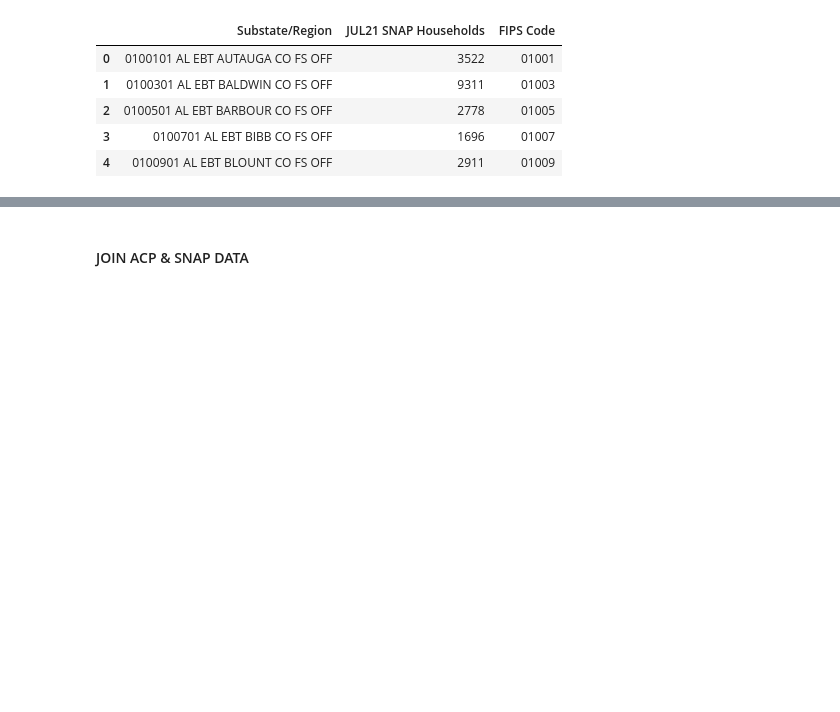
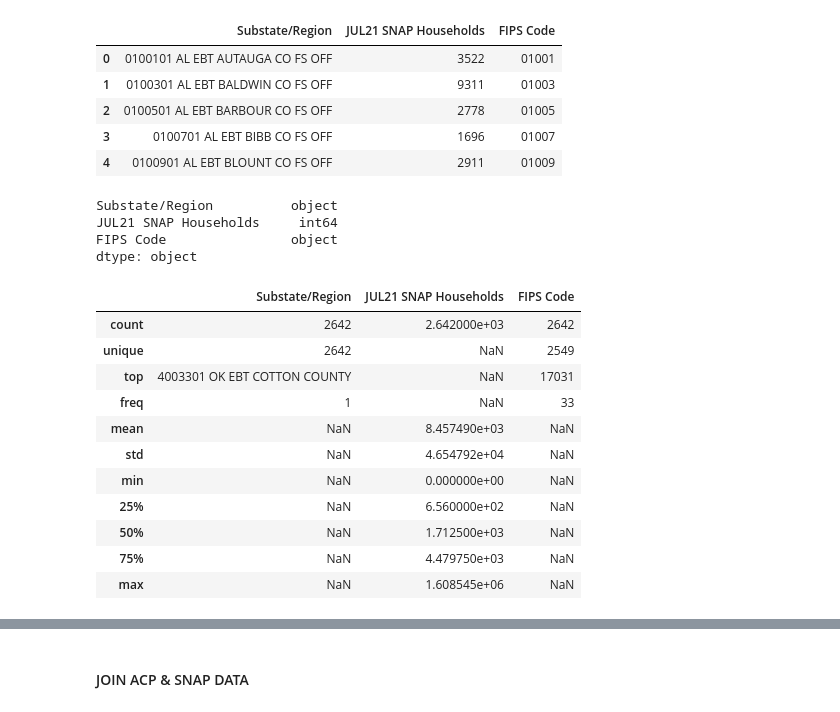
Before and after one commit to datakind/BDT_DataDive_Dec22, a Jupyter notebook: notebooks/ACP Uptake vs SNAP Uptake.ipynb, the cells around one changed output, grey strips where cells are left out. Cells and saved outputs as stored; diff of their text form; code cells hidden in the pictures; blank space fills up the shorter version.

```diff
--- a/notebooks/ACP Uptake vs SNAP Uptake.ipynb
+++ b/notebooks/ACP Uptake vs SNAP Uptake.ipynb
@@ -259,3 +286,27 @@ sjul21.head()
 | 2 | 0100501 AL EBT BARBOUR CO FS OFF | 2778 | 01005 |
 | 3 | 0100701 AL EBT BIBB CO FS OFF | 1696 | 01007 |
 | 4 | 0100901 AL EBT BLOUNT CO FS OFF | 2911 | 01009 |
+# %%
+sjul21['FIPS Code'] = sjul21['FIPS Code'].astype(str)
+# %%
+sjul21.dtypes
+# %% [output]
+Substate/Region          object
+JUL21 SNAP Households     int64
+FIPS Code                object
+dtype: object
+# %%
+sjul21.describe(include='all')
+# %% [output]
+|  | Substate/Region | JUL21 SNAP Households | FIPS Code |
+| count | 2642 | 2.642000e+03 | 2642 |
+| unique | 2642 | NaN | 2549 |
+| top | 4003301 OK EBT COTTON COUNTY | NaN | 17031 |
+| freq | 1 | NaN | 33 |
+| mean | NaN | 8.457490e+03 | NaN |
+| std | NaN | 4.654792e+04 | NaN |
+| min | NaN | 0.000000e+00 | NaN |
+| 25% | NaN | 6.560000e+02 | NaN |
+| 50% | NaN | 1.712500e+03 | NaN |
+| 75% | NaN | 4.479750e+03 | NaN |
+| max | NaN | 1.608545e+06 | NaN |
```
Also changed, not shown: parts of 11 cells of this notebook.
